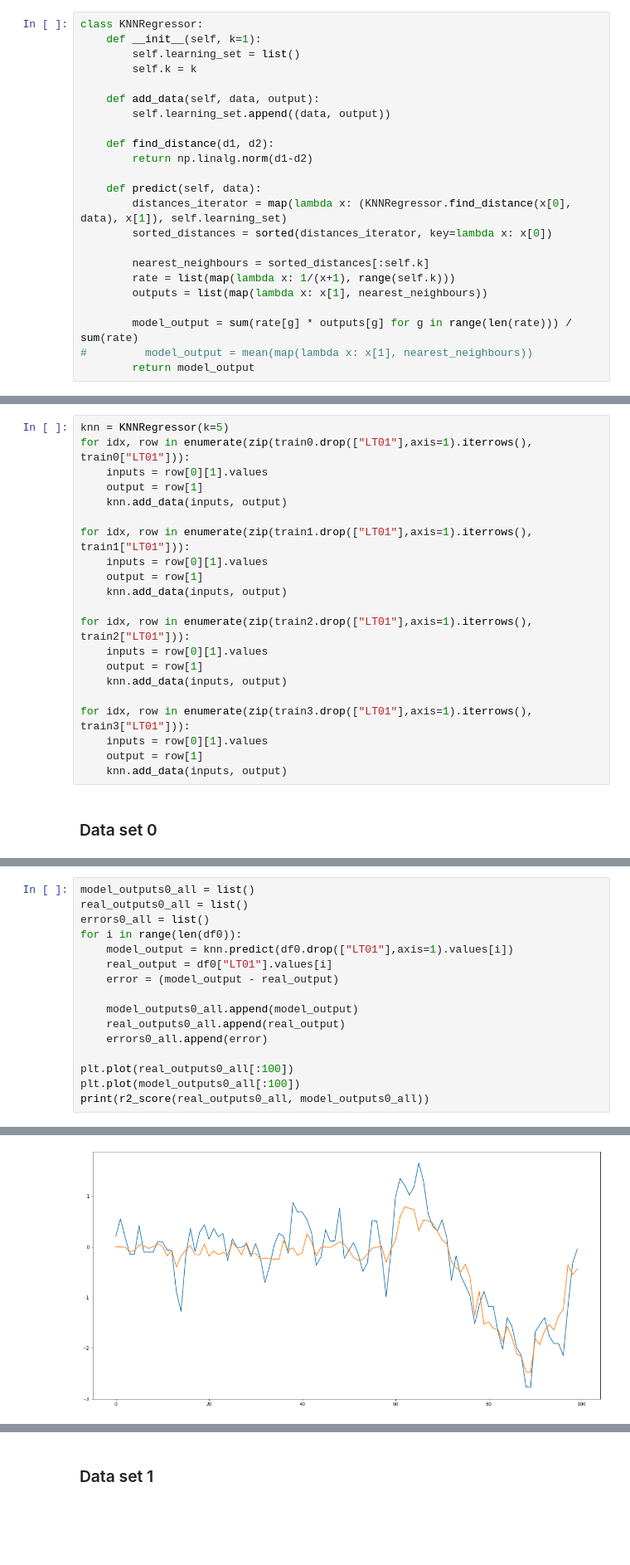
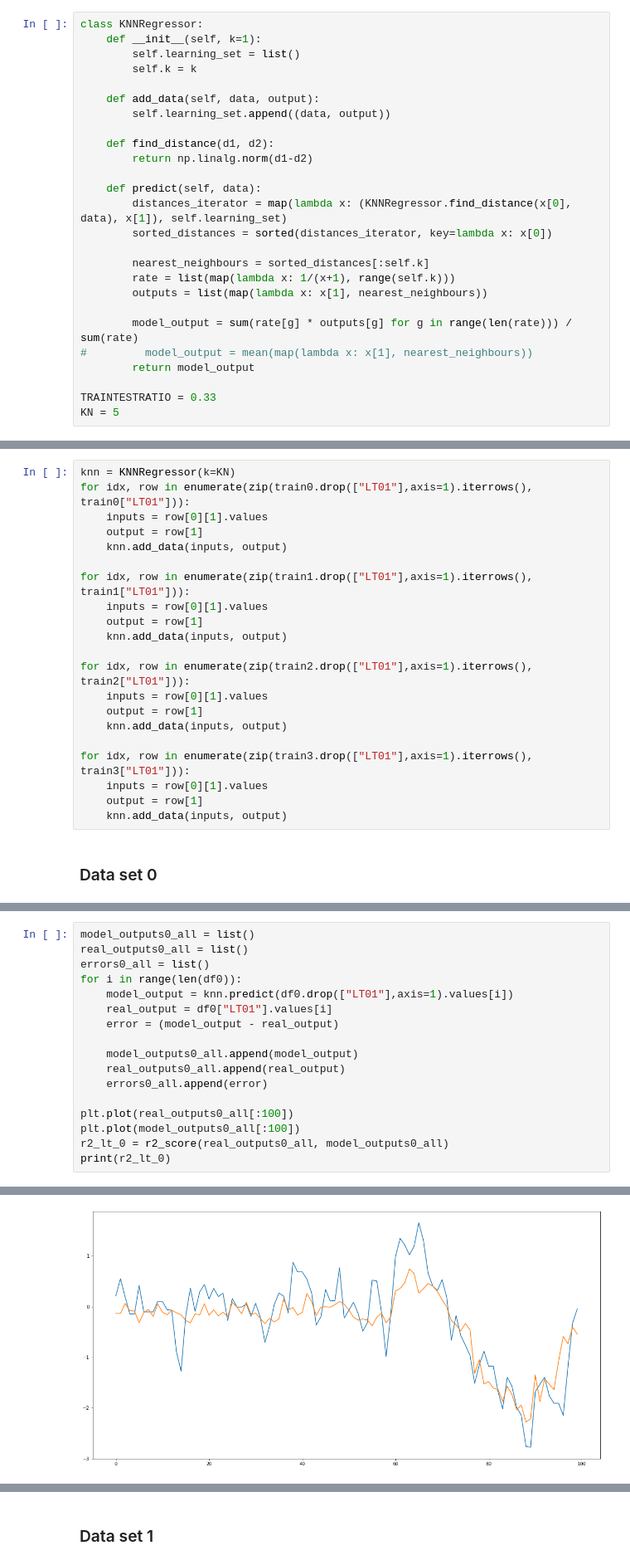
Before and after one commit to kubasikora/MI-Projekt, a Jupyter notebook: KNN-regressor.ipynb, the cells around one changed output, grey strips where cells are left out. Shown at 83% size. Saved outputs shown, nothing was run; the diff lists cells and outputs as text; blank space fills up the shorter version.

```diff
--- a/KNN-regressor.ipynb
+++ b/KNN-regressor.ipynb
@@ -157,3 +157,6 @@ class KNNRegressor:
         model_output = sum(rate[g] * outputs[g] for g in range(len(rate))) / sum(rate)
 #         model_output = mean(map(lambda x: x[1], nearest_neighbours))
         return model_output
+
+TRAINTESTRATIO = 0.33
+KN = 5
@@ -192,5 +197,5 @@ train1
 # %%
-knn = KNNRegressor(k=5)
+knn = KNNRegressor(k=KN)
 for idx, row in enumerate(zip(train0.drop(["LT01"],axis=1).iterrows(), train0["LT01"])):
     inputs = row[0][1].values
     output = row[1]
@@ -255,5 +260,6 @@ for i in range(len(df0)):
 
 plt.plot(real_outputs0_all[:100])
 plt.plot(model_outputs0_all[:100])
-print(r2_score(real_outputs0_all, model_outputs0_all))
+r2_lt_0 = r2_score(real_outputs0_all, model_outputs0_all)
+print(r2_lt_0)
 # %% [output]
@@ -261,4 +267,4 @@ print(r2_score(real_outputs0_all, model_outputs0_all))
-[figure, old version]
+[figure, new version]
 # %%
 plt.plot(real_outputs0_all)
 plt.plot(model_outputs0_all)
```
Also changed, not shown: parts of 43 cells of this notebook, 17 other files.
